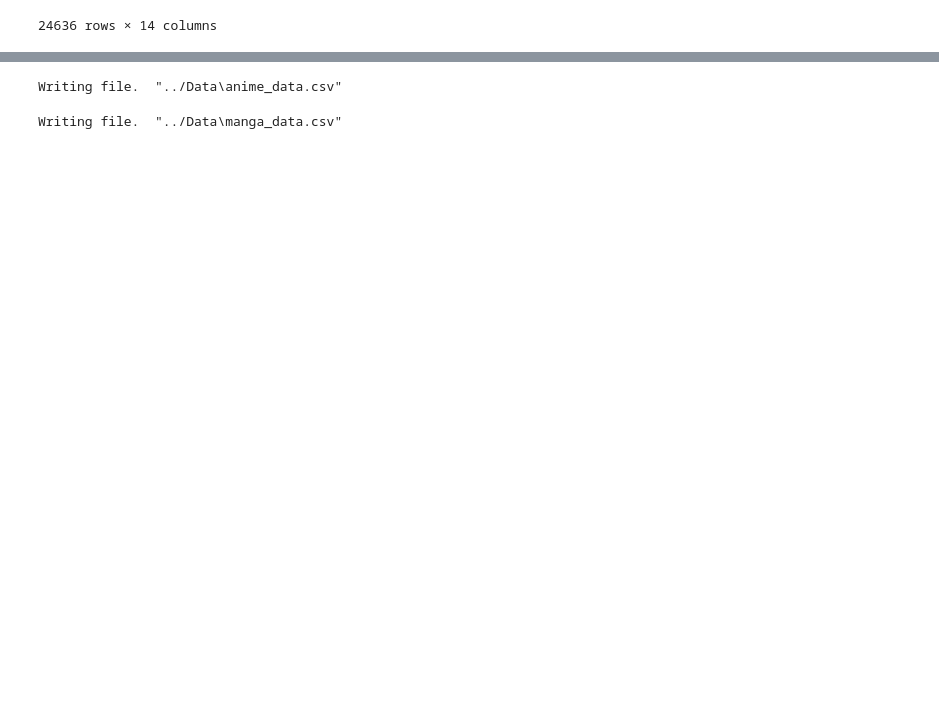
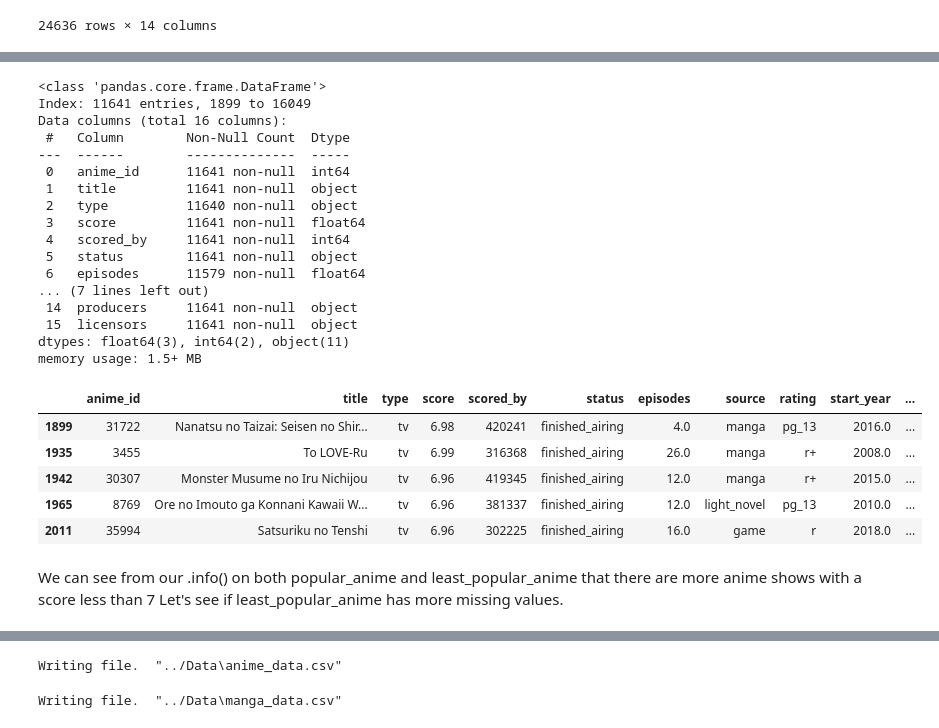
Before and after one commit to Sjue/Anime-Features, a Jupyter notebook: Cap2.ipynb, the cells around one changed output, grey strips where cells are left out. Cells and saved outputs as stored; diff of their text form; code cells hidden in the pictures; blank space fills up the shorter version.

```diff
--- a/Cap2.ipynb
+++ b/Cap2.ipynb
@@ -307,0 +360,32 @@ manga_data
+# %%
+#let's subset our data to get our least popular animes now by setting the score to anything below 7
+least_popular_anime = anime_data[anime_data['score']<7]
+least_popular_anime.info()
+least_popular_anime.head()
+# %% [output]
+<class 'pandas.core.frame.DataFrame'>
+Index: 11641 entries, 1899 to 16049
+Data columns (total 16 columns):
+ #   Column        Non-Null Count  Dtype
+---  ------        --------------  -----
+ 0   anime_id      11641 non-null  int64
+ 1   title         11641 non-null  object
+ 2   type          11640 non-null  object
+ 3   score         11641 non-null  float64
+ 4   scored_by     11641 non-null  int64
+ 5   status        11641 non-null  object
+ 6   episodes      11579 non-null  float64
+... (7 lines left out)
+ 14  producers     11641 non-null  object
+ 15  licensors     11641 non-null  object
+dtypes: float64(3), int64(2), object(11)
+memory usage: 1.5+ MB
+|  | anime_id | title | type | score | scored_by | status | episodes | source | rating | start_year | ... |
+| 1899 | 31722 | Nanatsu no Taizai: Seisen no Shir... | tv | 6.98 | 420241 | finished_airing | 4.0 | manga | pg_13 | 2016.0 | ... |
+| 1935 | 3455 | To LOVE-Ru | tv | 6.99 | 316368 | finished_airing | 26.0 | manga | r+ | 2008.0 | ... |
+| 1942 | 30307 | Monster Musume no Iru Nichijou | tv | 6.96 | 419345 | finished_airing | 12.0 | manga | r+ | 2015.0 | ... |
+| 1965 | 8769 | Ore no Imouto ga Konnani Kawaii W... | tv | 6.96 | 381337 | finished_airing | 12.0 | light_novel | pg_13 | 2010.0 | ... |
+| 2011 | 35994 | Satsuriku no Tenshi | tv | 6.96 | 302225 | finished_airing | 16.0 | game | r | 2018.0 | ... |
+# %% [markdown]
+We can see from our .info() on both popular_anime and least_popular_anime that there are more anime shows with a score less than 7
+Let's see if least_popular_anime has more missing values.
```
Also changed, not shown: parts of 23 cells of this notebook.
